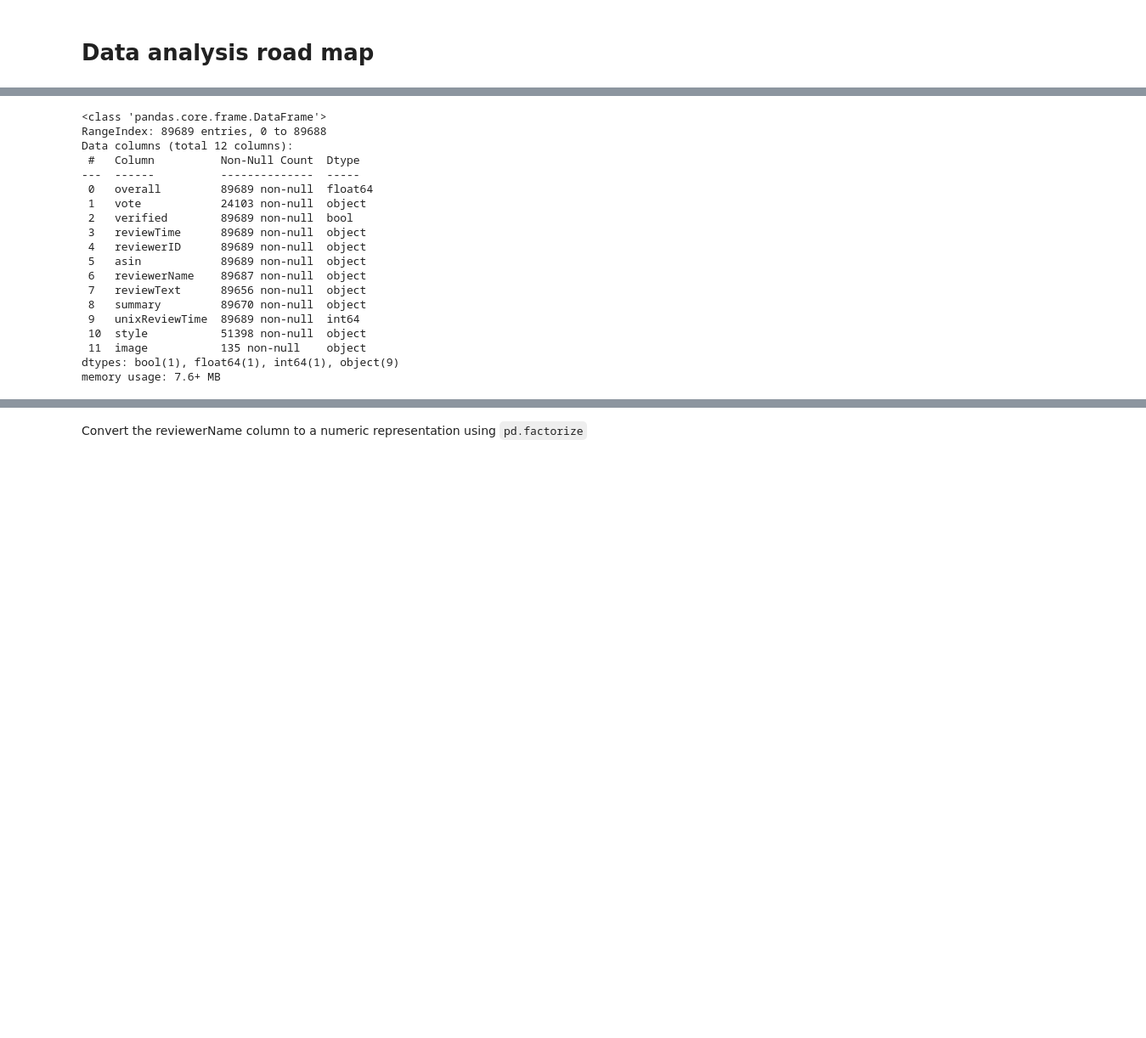
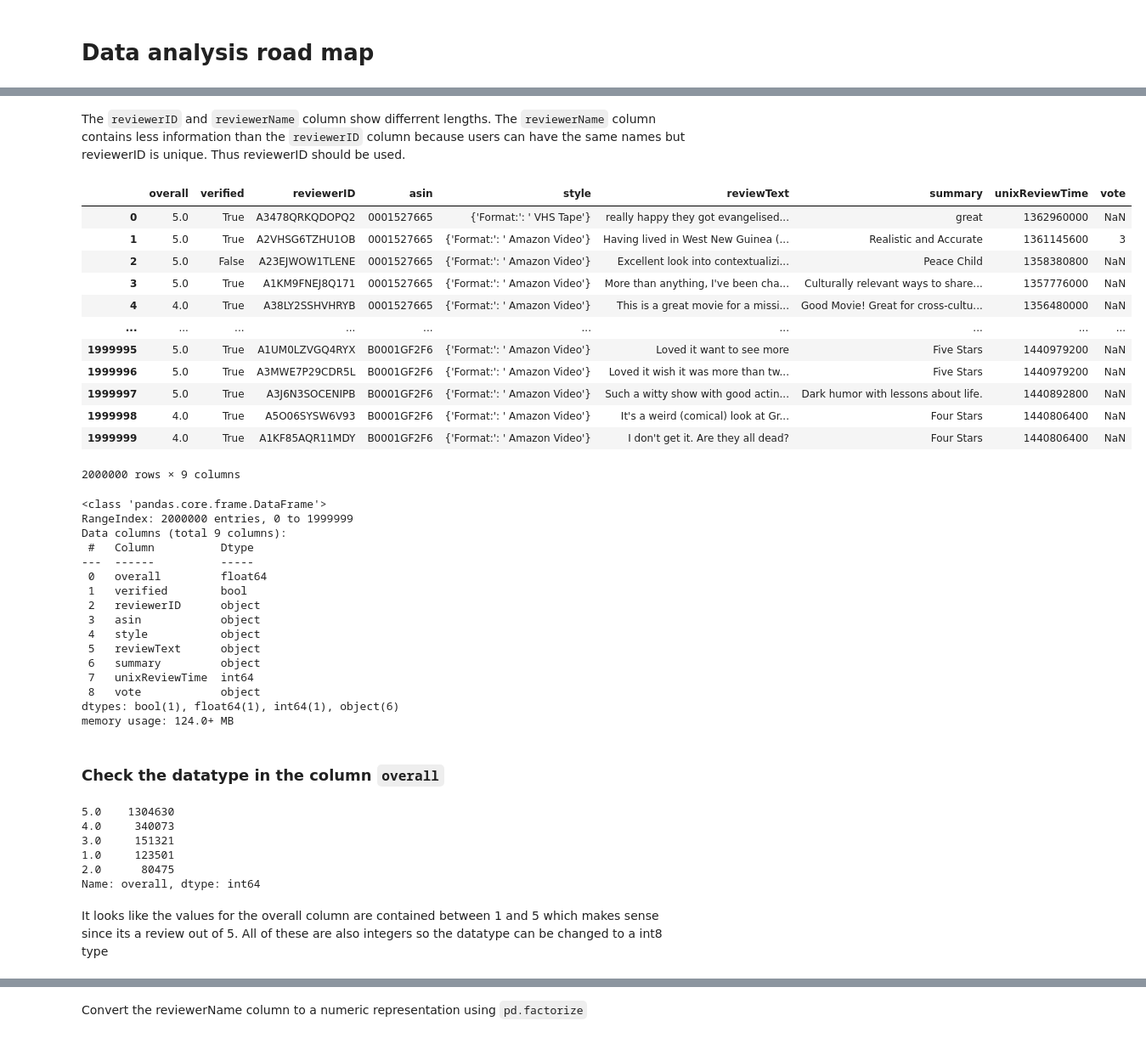
Before and after one commit to JTruong3/Amazon-Product-Recommender, a Jupyter notebook: Capstone preliminary.ipynb, the cells around one changed output, grey strips where cells are left out. Shown at 85% size. Saved outputs shown, nothing was run; the diff lists cells and outputs as text; code cells hidden in the pictures; blank space fills up the shorter version.

```diff
--- a/Capstone preliminary.ipynb
+++ b/Capstone preliminary.ipynb
@@ -18,4 +24,5 @@ import tqdm as tqdm
 # %%
 review_data = []
-for line in open('Movies_and_TV.json','r'):
-    review_data.append(json.loads(line))
+with open('Movies_and_TV.json','r') as metafile:
+    for x in range(2000000):
+        review_data.append(json.loads(next(metafile)))
@@ -43,22 +100,52 @@ review_df = pd.DataFrame(review_data)
+# %% [markdown]
+The `reviewerID` and `reviewerName` column show differrent lengths. The `reviewerName` column contains less information than the `reviewerID` column because users can have the same names but reviewerID is unique. Thus reviewerID should be used.
+# %%
+# Drop the unnecessary columns
+review_df.drop(columns = ['reviewTime','reviewerName','image'],inplace = True)
+review_df
+# %% [output]
+|  | overall | verified | reviewerID | asin | style | reviewText | summary | unixReviewTime | vote |
+| 0 | 5.0 | True | A3478QRKQDOPQ2 | 0001527665 | {'Format:': ' VHS Tape'} | really happy they got evangelised... | great | 1362960000 | NaN |
+| 1 | 5.0 | True | A2VHSG6TZHU1OB | 0001527665 | {'Format:': ' Amazon Video'} | Having lived in West New Guinea (... | Realistic and Accurate | 1361145600 | 3 |
+| 2 | 5.0 | False | A23EJWOW1TLENE | 0001527665 | {'Format:': ' Amazon Video'} | Excellent look into contextualizi... | Peace Child | 1358380800 | NaN |
+| 3 | 5.0 | True | A1KM9FNEJ8Q171 | 0001527665 | {'Format:': ' Amazon Video'} | More than anything, I've been cha... | Culturally relevant ways to share... | 1357776000 | NaN |
+| 4 | 4.0 | True | A38LY2SSHVHRYB | 0001527665 | {'Format:': ' Amazon Video'} | This is a great movie for a missi... | Good Movie! Great for cross-cultu... | 1356480000 | NaN |
+| ... | ... | ... | ... | ... | ... | ... | ... | ... | ... |
+| 1999995 | 5.0 | True | A1UM0LZVGQ4RYX | B0001GF2F6 | {'Format:': ' Amazon Video'} | Loved it want to see more | Five Stars | 1440979200 | NaN |
+| 1999996 | 5.0 | True | A3MWE7P29CDR5L | B0001GF2F6 | {'Format:': ' Amazon Video'} | Loved it wish it was more than tw... | Five Stars | 1440979200 | NaN |
+| 1999997 | 5.0 | True | A3J6N3SOCENIPB | B0001GF2F6 | {'Format:': ' Amazon Video'} | Such a witty show with good actin... | Dark humor with lessons about life. | 1440892800 | NaN |
+| 1999998 | 4.0 | True | A5O06SYSW6V93 | B0001GF2F6 | {'Format:': ' Amazon Video'} | It's a weird (comical) look at Gr... | Four Stars | 1440806400 | NaN |
+| 1999999 | 4.0 | True | A1KF85AQR11MDY | B0001GF2F6 | {'Format:': ' Amazon Video'} | I don't get it. Are they all dead? | Four Stars | 1440806400 | NaN |
+2000000 rows × 9 columns
 # %%
 review_df.info()
 # %% [output]
 <class 'pandas.core.frame.DataFrame'>
-RangeIndex: 89689 entries, 0 to 89688
-Data columns (total 12 columns):
- #   Column          Non-Null Count  Dtype
----  ------          --------------  -----
- 0   overall         89689 non-null  float64
- 1   vote            24103 non-null  object
- 2   verified        89689 non-null  bool
- 3   reviewTime      89689 non-null  object
- 4   reviewerID      89689 non-null  object
- 5   asin            89689 non-null  object
- 6   reviewerName    89687 non-null  object
- 7   reviewText      89656 non-null  object
- 8   summary         89670 non-null  object
- 9   unixReviewTime  89689 non-null  int64
- 10  style           51398 non-null  object
- 11  image           135 non-null    object
-dtypes: bool(1), float64(1), int64(1), object(9)
-memory usage: 7.6+ MB
+RangeIndex: 2000000 entries, 0 to 1999999
+Data columns (total 9 columns):
+ #   Column          Dtype
+---  ------          -----
+ 0   overall         float64
+ 1   verified        bool
+ 2   reviewerID      object
+ 3   asin            object
+ 4   style           object
+ 5   reviewText      object
+ 6   summary         object
+ 7   unixReviewTime  int64
+ 8   vote            object
+dtypes: bool(1), float64(1), int64(1), object(6)
+memory usage: 124.0+ MB
+# %% [markdown]
+### Check the datatype in the column `overall`
+# %%
+review_df['overall'].value_counts()
+# %% [output]
+5.0    1304630
+4.0     340073
+3.0     151321
+1.0     123501
+2.0      80475
+Name: overall, dtype: int64
+# %% [markdown]
+It looks like the values for the overall column are contained between 1 and 5 which makes sense since its a review out of 5. All of these are also integers so the datatype can be changed to a int8 type
```
Also changed, not shown: parts of 69 cells of this notebook.
